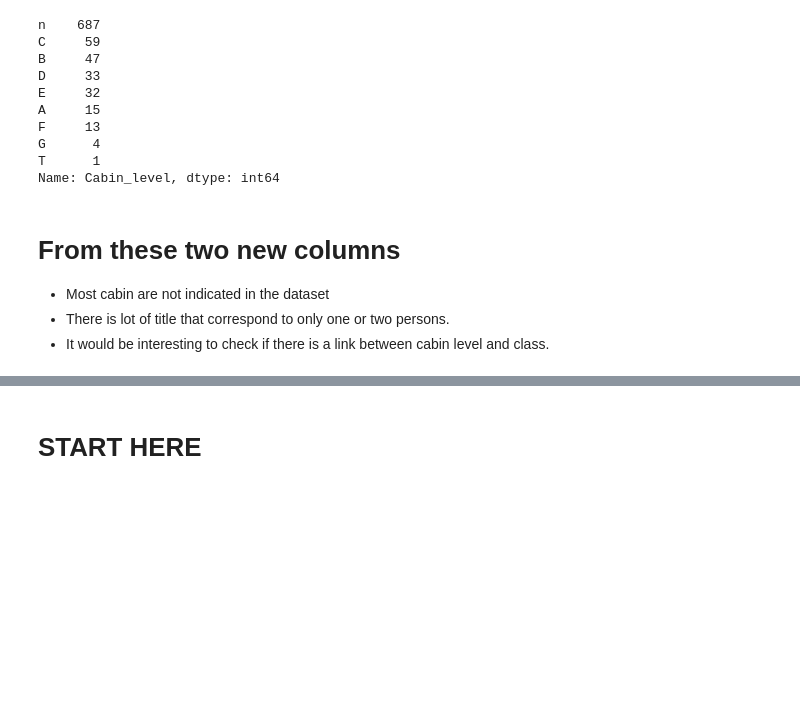
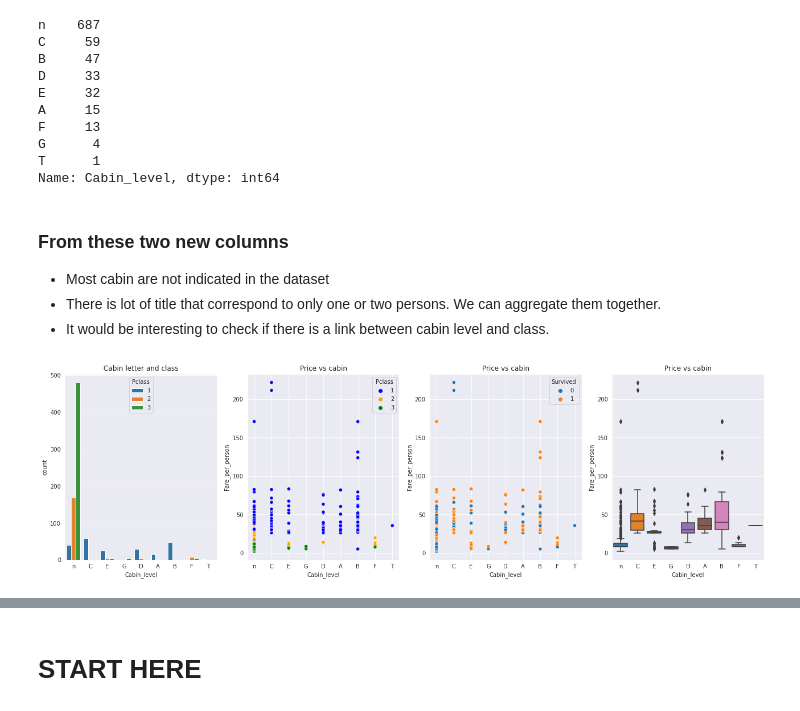
Before and after one commit to max-lutz/Kaggle_competitions, a Jupyter notebook: titanic-survival-prediction.ipynb, the cells around one changed output, grey strips where cells are left out. Drawn from its saved outputs; the diff is of its cells as text; code cells hidden in the pictures; blank space fills up the shorter version.

```diff
--- a/titanic-survival-prediction.ipynb
+++ b/titanic-survival-prediction.ipynb
@@ -470,7 +477,7 @@ G      4
 T      1
 Name: Cabin_level, dtype: int64
 # %% [markdown]
-# From these two new columns
+### From these two new columns
 - Most cabin are not indicated in the dataset
-- There is lot of title that correspond to only one or two persons.
+- There is lot of title that correspond to only one or two persons. We can aggregate them together.
 - It would be interesting to check if there is a link between cabin level and class.
@@ -478,0 +484,22 @@ Name: Cabin_level, dtype: int64
+# %%
+df['Title'] = df['Title'].replace(['Capt', 'Col', 'Dr', 'Major', 'Jonkheer', 'Dona'], 'Other')
+df['Title'] = df['Title'].replace('Mlle', 'Miss')
+df['Title'] = df['Title'].replace('Ms', 'Miss')
+df['Title'] = df['Title'].replace('Mme', 'Mrs')
+df['Title'] = df['Title'].replace('Lady', 'Mrs')
+df['Title'] = df['Title'].replace('Don', 'Mr')
+df['Title'] = df['Title'].replace('Rev', 'Mr')
+df['Title'] = df['Title'].replace('Sir', 'Mr')
+df['Title'] = df['Title'].replace('Countess', 'Mrs')
+# %%
+fig, ax = plt.subplots(1,4, figsize=(22,6))
+sns.countplot(x="Cabin_level", hue="Pclass", data=df, ax=ax[0])
+ax[0].set_title('Cabin letter and class');
+sns.scatterplot(x="Cabin_level", y="Fare_per_person", hue="Pclass", data=df, ax=ax[1], palette=['blue', 'orange', 'green'])
+ax[1].set_title('Price vs cabin');
+sns.scatterplot(x="Cabin_level", y="Fare_per_person", hue="Survived", data=df, ax=ax[2])
+ax[2].set_title('Price vs cabin');
+sns.boxplot(x="Cabin_level", y="Fare_per_person", data=df, ax=ax[3])
+ax[3].set_title('Price vs cabin');
+# %% [output]
+[figure, added]
```
Also changed, not shown: parts of 11 cells of this notebook.
